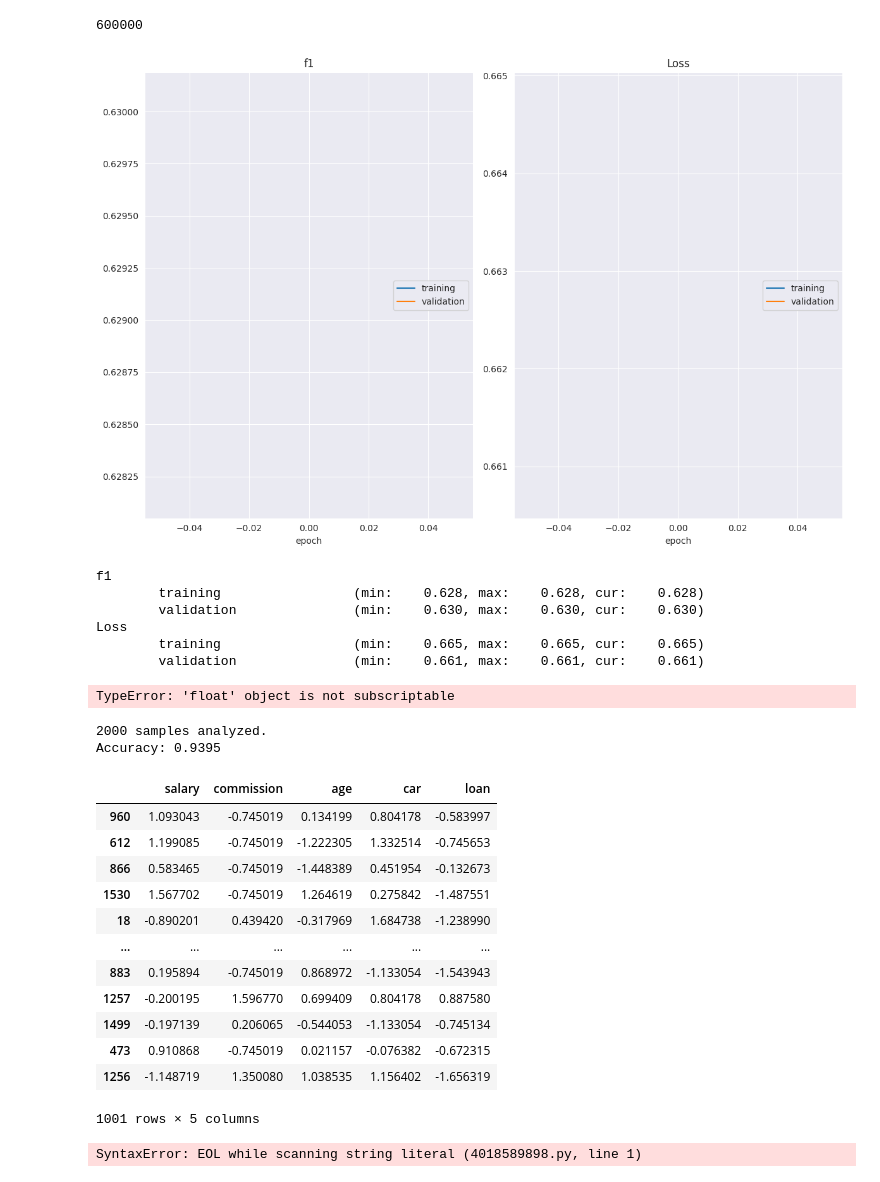
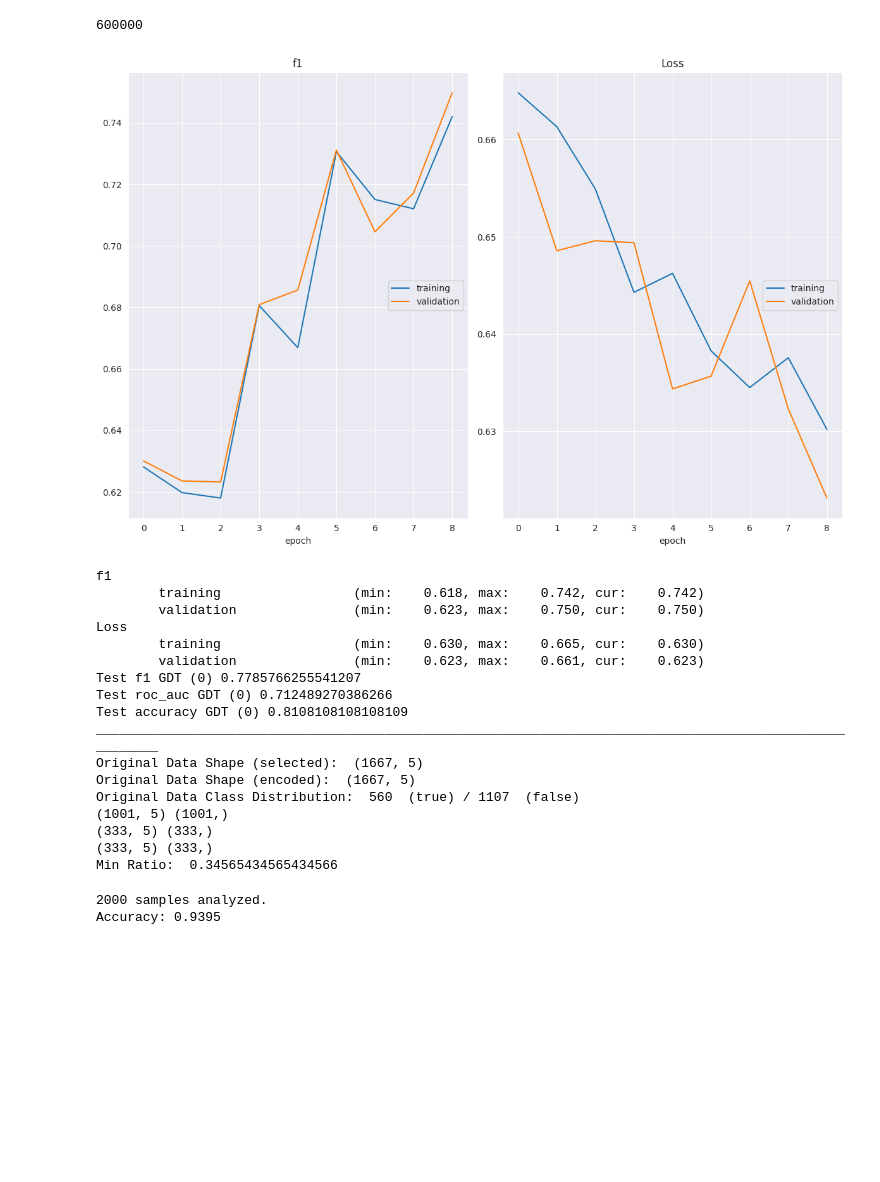
Before and after one commit to Leon209/Thesis, a Jupyter notebook: notebooks/agr_a_Evaluation.ipynb, the cells around one changed output. Cells and saved outputs as stored; diff of their text form; code cells hidden in the pictures; blank space fills up the shorter version.

```diff
--- a/notebooks/agr_a_Evaluation.ipynb
+++ b/notebooks/agr_a_Evaluation.ipynb
@@ -317,6 +317,9 @@ X_data_stream = np.array_split(X_data, 30)
 y_data_stream = np.array_split(y_data, 30)
 
 model_dict = {}
+
+benchmark_dict = {'y_pred':[],
+                 'y_valid':[]}
 
 verbosity = 1
 
@@ -342,7 +345,6 @@ model_dict['GDT'] = GDT(number_of_variables = 5,#dataset_dict['number_of_variabl
             random_seed = config_training['computation']['random_seed'],
             verbosity = verbosity)
 
-benchmark_dict = {}
 
 for i in range(len(X_data_stream)):
     ((X_train, y_train),
@@ -380,45 +382,64 @@ for i in range(len(X_data_stream)):
               valid_data=(dataset_dict['X_valid'],dataset_dict['y_valid']))
 
 
     #Hoeffding tree
-    for i in range(1, len(dataset_dict['X_train'])):
-        benchmark_dict['y_pred'] = classifier.predict(dataset_dict['X_valid'].iloc[i,:].tolist())
-        classifier.partial_fit(dataset_dict['X_train'].iloc[i,:].tolist(), dataset_dict['y_train'].iloc[i].tolist())
+    #for i in range(1, len(dataset_dict['X_train'])):
+     #   benchmark_dict['y_pred'] = classifier.predict(dataset_dict['X_valid'].iloc[i,:].tolist())
+      #  classifier.partial_fit(dataset_dict['X_train'].iloc[i,:].to_numpy(), float(dataset_dict['y_train'].iloc[i]))
         #print(dataset_dict['y_train'].iloc[i])
    # for row_X, row_y in zip(dataset_dict['X_train'].iterrows(), dataset_dict['y_train'].iterrows()):
     #    classifier.partial_fit(row_X, row_y)
 
-    benchmark_dict['y_valid'] = dataset_dict['y_valid']
+    benchmark_dict['y_valid'].append(dataset_dict['y_valid'].values)
+
+    temp_X_train =dataset_dict['X_train'].values
+    temp_y_train =dataset_dict['y_train'].values
+    temp_X_valid = dataset_dict['X_valid'].values
+
+    for i in range(0, len(dataset_dict['X_valid'])):
+        benchmark_dict['y_pred'].append(classifier.predict(np.array([temp_X_valid[i]], np.float64)))
+    for i in range(0, len(dataset_dict['X_train'])):
+        classifier.partial_fit(np.array([temp_X_train[i]], np.float64), np.array([temp_y_train[i]], np.float64))
 
 
 
 
     #model_dict['sklearn'] = DecisionTreeClassifier(max_depth=config_training['gdt']['depth'],
      #                                     random_state=config_training['computation']['random_seed'])
 
     #model_dict['sklearn'].fit(dataset_dict['X_train'],
     #                          dataset_dict['y_train'])
 
 
     # model_dict['GeneticTree'] = GeneticTree()
     # model_dict['GeneticTree'] = model_dict['GeneticTree'].fit(dataset_dict['X_train'].values,
     #                                                           dataset_dict['y_train'].values)
 
     scores_dict = calculate_scores(model_dict = model_dict,
                                    dataset_dict = dataset_dict,
                                    scores_dict = prepare_score_dict(config=config_training),
                                    metrics = metrics)
 
 #model.set_params(**config_training['gdt'])
 # %% [output]
-[figure, old version]
+[figure, new version]
 f1
-        training                 (min:    0.628, max:    0.628, cur:    0.628)
-        validation               (min:    0.630, max:    0.630, cur:    0.630)
+        training                 (min:    0.618, max:    0.742, cur:    0.742)
+        validation               (min:    0.623, max:    0.750, cur:    0.750)
 Loss
-        training                 (min:    0.665, max:    0.665, cur:    0.665)
-        validation               (min:    0.661, max:    0.661, cur:    0.661)
+        training                 (min:    0.630, max:    0.665, cur:    0.630)
+        validation               (min:    0.623, max:    0.661, cur:    0.623)
+Test f1 GDT (0) 0.7785766255541207
+Test roc_auc GDT (0) 0.712489270386266
+Test accuracy GDT (0) 0.8108108108108109
+________________________________________________________________________________________________________
+Original Data Shape (selected):  (1667, 5)
+Original Data Shape (encoded):  (1667, 5)
+Original Data Class Distribution:  560  (true) / 1107  (false)
+(1001, 5) (1001,)
+(333, 5) (333,)
+(333, 5) (333,)
+Min Ratio:  0.34565434565434566
-TypeError: 'float' object is not subscriptable
 # %%
 from skmultiflow.data import SEAGenerator
 from skmultiflow.trees import HoeffdingTreeClassifier
@@ -444,24 +466,3 @@ print('Accuracy: {}'.format(correct_cnt / n_samples))
 # %% [output]
 2000 samples analyzed.
 Accuracy: 0.9395
-# %%
-dataset_dict['X_train']
-# %% [output]
-|  | salary | commission | age | car | loan |
-| 960 | 1.093043 | -0.745019 | 0.134199 | 0.804178 | -0.583997 |
-| 612 | 1.199085 | -0.745019 | -1.222305 | 1.332514 | -0.745653 |
-| 866 | 0.583465 | -0.745019 | -1.448389 | 0.451954 | -0.132673 |
-| 1530 | 1.567702 | -0.745019 | 1.264619 | 0.275842 | -1.487551 |
-| 18 | -0.890201 | 0.439420 | -0.317969 | 1.684738 | -1.238990 |
-| ... | ... | ... | ... | ... | ... |
-| 883 | 0.195894 | -0.745019 | 0.868972 | -1.133054 | -1.543943 |
-| 1257 | -0.200195 | 1.596770 | 0.699409 | 0.804178 | 0.887580 |
-| 1499 | -0.197139 | 0.206065 | -0.544053 | -1.133054 | -0.745134 |
-| 473 | 0.910868 | -0.745019 | 0.021157 | -0.076382 | -0.672315 |
-| 1256 | -1.148719 | 1.350080 | 1.038535 | 1.156402 | -1.656319 |
-1001 rows × 5 columns
-# %%
-for index, row in dataset_dict['X_train].iterrows():
-    print(row)
-# %% [output]
-SyntaxError: EOL while scanning string literal (4018589898.py, line 1)
```
Also changed, not shown: parts of 4 cells of this notebook.
